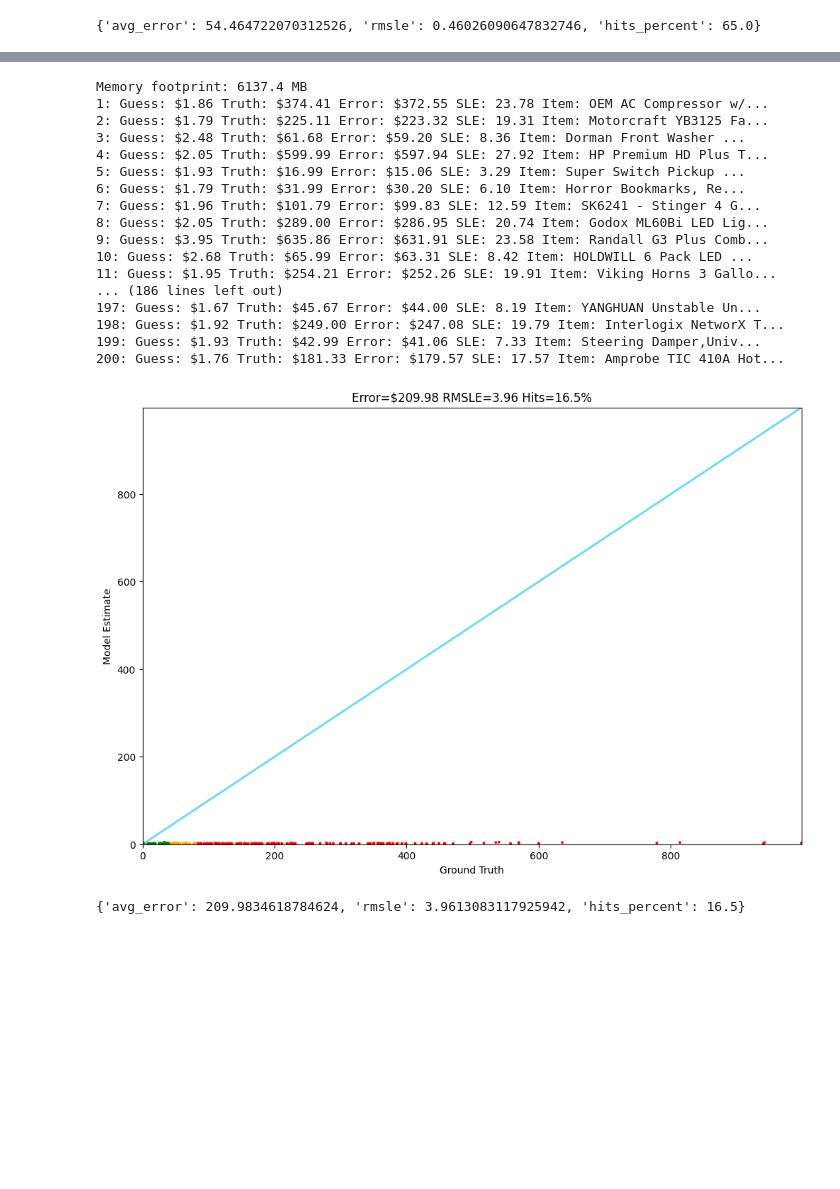
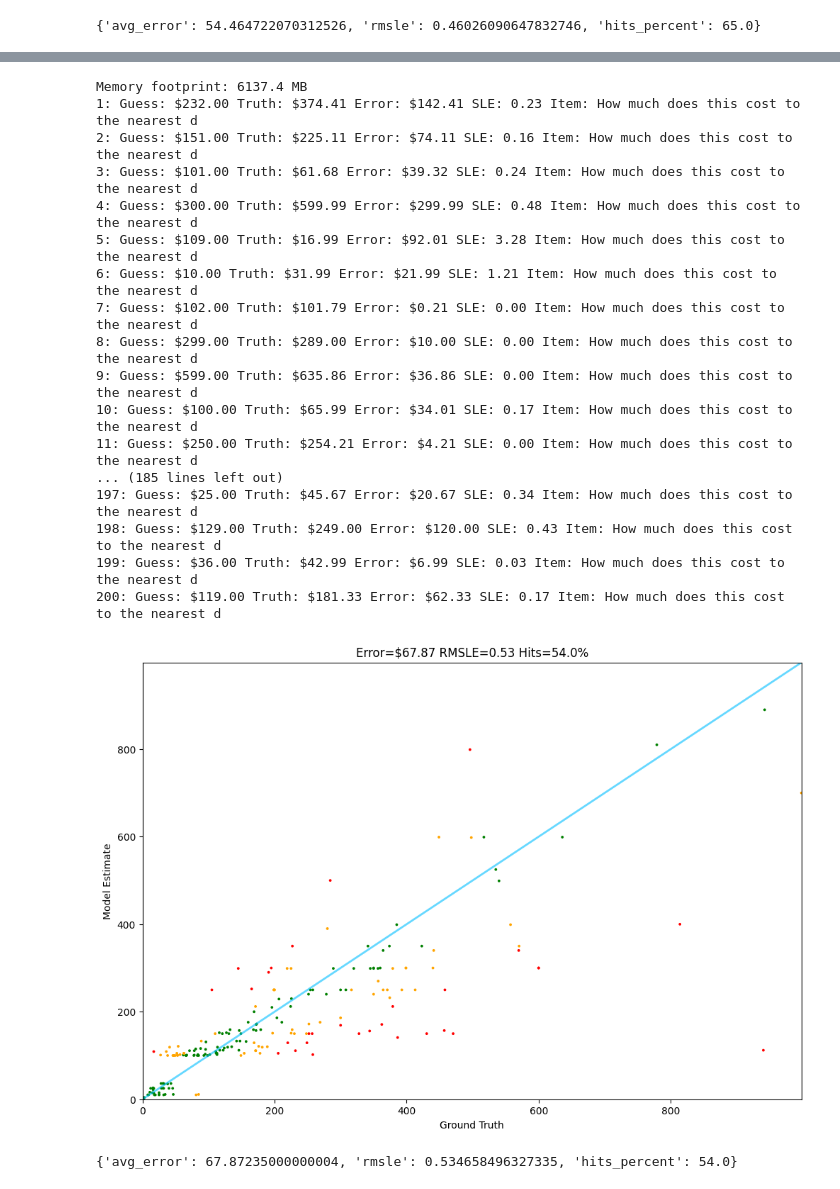
Before and after one commit to Arupreza/ShopAI, a Jupyter notebook: execution.ipynb, the cells around one changed output, grey strips where cells are left out. Saved outputs shown, nothing was run; the diff lists cells and outputs as text; code cells hidden in the pictures; blank space fills up the shorter version.

```diff
--- a/execution.ipynb
+++ b/execution.ipynb
@@ -146,25 +164,25 @@ View run at https://wandb.ai/arupreza-soonchunhyang-university/huggingface/runs/
 # %%
 from model_src.evaluation import qwen_evaluation
 
-results = qwen_evaluation("price_qwen_lora-trial_1/checkpoint-1000", test_amount=200)
+results = qwen_evaluation("price_qwen_lora-trial_1/checkpoint-14000", test_amount=200)
 print(results)
 # %% [output]
 Memory footprint: 6137.4 MB
-1: Guess: $1.86 Truth: $374.41 Error: $372.55 SLE: 23.78 Item: OEM AC Compressor w/...
-2: Guess: $1.79 Truth: $225.11 Error: $223.32 SLE: 19.31 Item: Motorcraft YB3125 Fa...
-3: Guess: $2.48 Truth: $61.68 Error: $59.20 SLE: 8.36 Item: Dorman Front Washer ...
-4: Guess: $2.05 Truth: $599.99 Error: $597.94 SLE: 27.92 Item: HP Premium HD Plus T...
-5: Guess: $1.93 Truth: $16.99 Error: $15.06 SLE: 3.29 Item: Super Switch Pickup ...
-6: Guess: $1.79 Truth: $31.99 Error: $30.20 SLE: 6.10 Item: Horror Bookmarks, Re...
-7: Guess: $1.96 Truth: $101.79 Error: $99.83 SLE: 12.59 Item: SK6241 - Stinger 4 G...
-8: Guess: $2.05 Truth: $289.00 Error: $286.95 SLE: 20.74 Item: Godox ML60Bi LED Lig...
-9: Guess: $3.95 Truth: $635.86 Error: $631.91 SLE: 23.58 Item: Randall G3 Plus Comb...
-10: Guess: $2.68 Truth: $65.99 Error: $63.31 SLE: 8.42 Item: HOLDWILL 6 Pack LED ...
-11: Guess: $1.95 Truth: $254.21 Error: $252.26 SLE: 19.91 Item: Viking Horns 3 Gallo...
-... (186 lines left out)
-197: Guess: $1.67 Truth: $45.67 Error: $44.00 SLE: 8.19 Item: YANGHUAN Unstable Un...
-198: Guess: $1.92 Truth: $249.00 Error: $247.08 SLE: 19.79 Item: Interlogix NetworX T...
-199: Guess: $1.93 Truth: $42.99 Error: $41.06 SLE: 7.33 Item: Steering Damper,Univ...
-200: Guess: $1.76 Truth: $181.33 Error: $179.57 SLE: 17.57 Item: Amprobe TIC 410A Hot...
+1: Guess: $232.00 Truth: $374.41 Error: $142.41 SLE: 0.23 Item: How much does this cost to the nearest d
+2: Guess: $151.00 Truth: $225.11 Error: $74.11 SLE: 0.16 Item: How much does this cost to the nearest d
+3: Guess: $101.00 Truth: $61.68 Error: $39.32 SLE: 0.24 Item: How much does this cost to the nearest d
+4: Guess: $300.00 Truth: $599.99 Error: $299.99 SLE: 0.48 Item: How much does this cost to the nearest d
+5: Guess: $109.00 Truth: $16.99 Error: $92.01 SLE: 3.28 Item: How much does this cost to the nearest d
+6: Guess: $10.00 Truth: $31.99 Error: $21.99 SLE: 1.21 Item: How much does this cost to the nearest d
+7: Guess: $102.00 Truth: $101.79 Error: $0.21 SLE: 0.00 Item: How much does this cost to the nearest d
+8: Guess: $299.00 Truth: $289.00 Error: $10.00 SLE: 0.00 Item: How much does this cost to the nearest d
+9: Guess: $599.00 Truth: $635.86 Error: $36.86 SLE: 0.00 Item: How much does this cost to the nearest d
+10: Guess: $100.00 Truth: $65.99 Error: $34.01 SLE: 0.17 Item: How much does this cost to the nearest d
+11: Guess: $250.00 Truth: $254.21 Error: $4.21 SLE: 0.00 Item: How much does this cost to the nearest d
+... (185 lines left out)
+197: Guess: $25.00 Truth: $45.67 Error: $20.67 SLE: 0.34 Item: How much does this cost to the nearest d
+198: Guess: $129.00 Truth: $249.00 Error: $120.00 SLE: 0.43 Item: How much does this cost to the nearest d
+199: Guess: $36.00 Truth: $42.99 Error: $6.99 SLE: 0.03 Item: How much does this cost to the nearest d
+200: Guess: $119.00 Truth: $181.33 Error: $62.33 SLE: 0.17 Item: How much does this cost to the nearest d
-[figure, old version]
+[figure, new version]
-{'avg_error': 209.9834618784624, 'rmsle': 3.9613083117925942, 'hits_percent': 16.5}
+{'avg_error': 67.87235000000004, 'rmsle': 0.534658496327335, 'hits_percent': 54.0}
```
Also changed, not shown: parts of 1 cell of this notebook, 3 other files.
